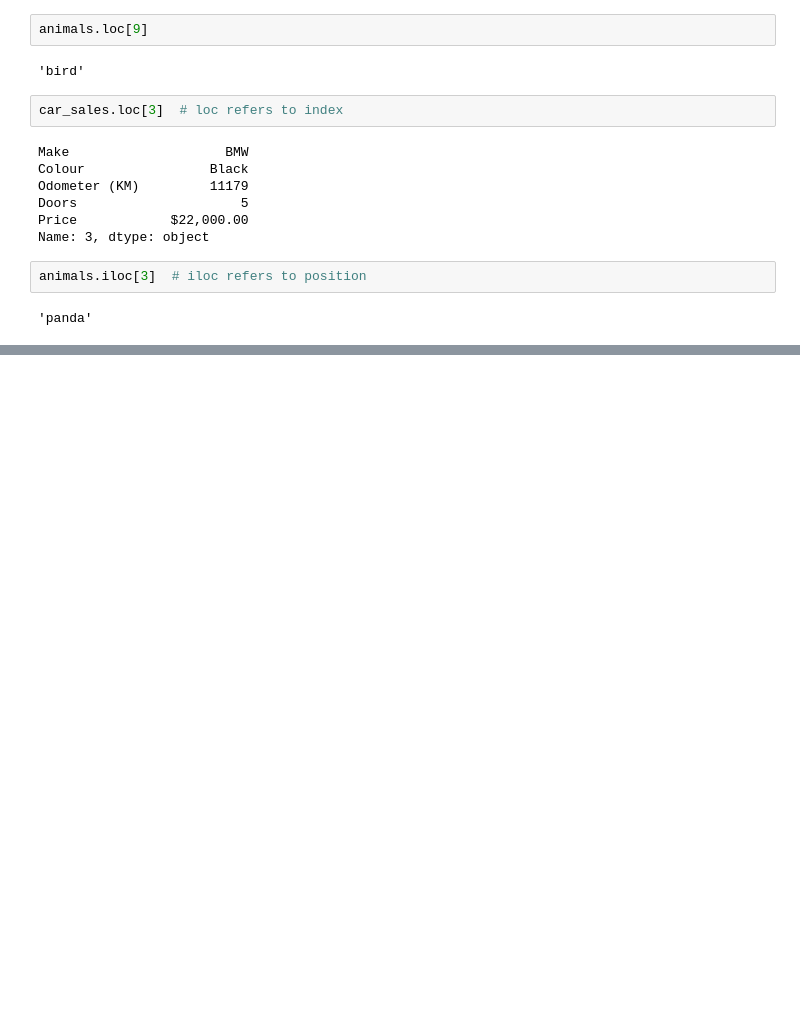
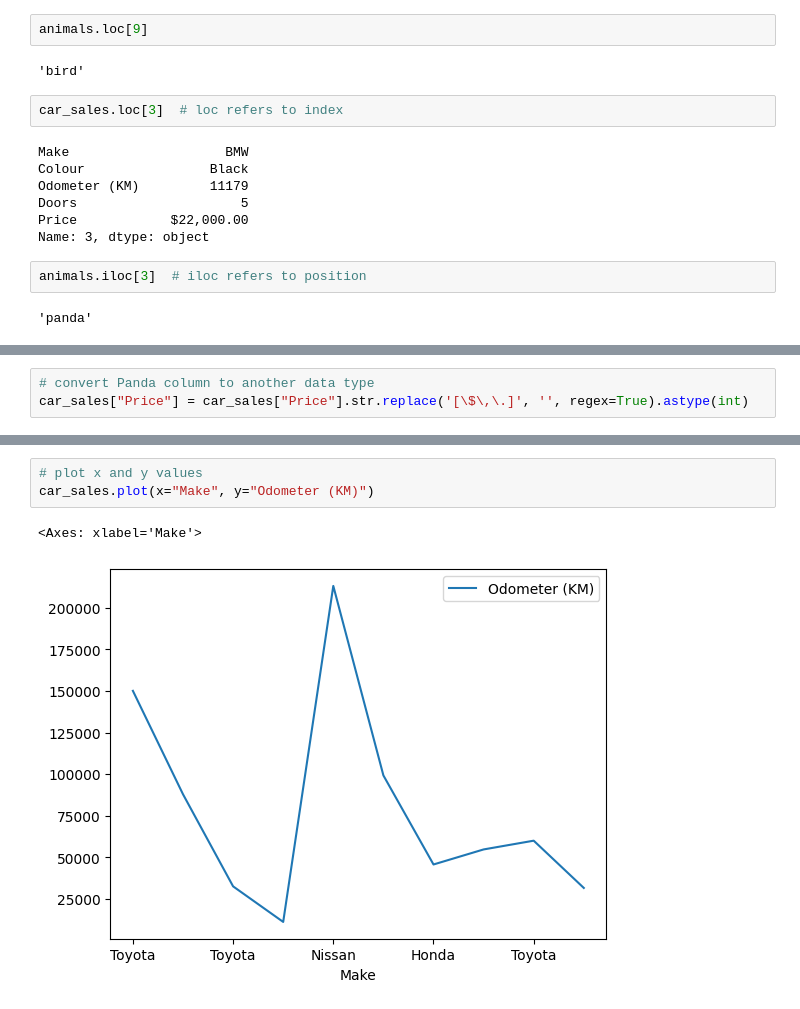
Before and after one commit to hessifer/DataScienceAIML, a Jupyter notebook: learning_pandas.ipynb, the cells around one changed output, grey strips where cells are left out. Saved outputs shown, nothing was run; the diff lists cells and outputs as text; blank space fills up the shorter version.

```diff
--- a/learning_pandas.ipynb
+++ b/learning_pandas.ipynb
@@ -292,0 +364,3 @@ Name: Make, dtype: object
+# %%
+# convert Panda column to another data type
+car_sales["Price"] = car_sales["Price"].str.replace('[\$\,\.]', '', regex=True).astype(int)
@@ -292,0 +395,6 @@ Name: Make, dtype: object
+# %%
+# plot x and y values
+car_sales.plot(x="Make", y="Odometer (KM)")
+# %% [output]
+<Axes: xlabel='Make'>
+[figure, added]
```
Also changed, not shown: parts of 39 cells of this notebook.
